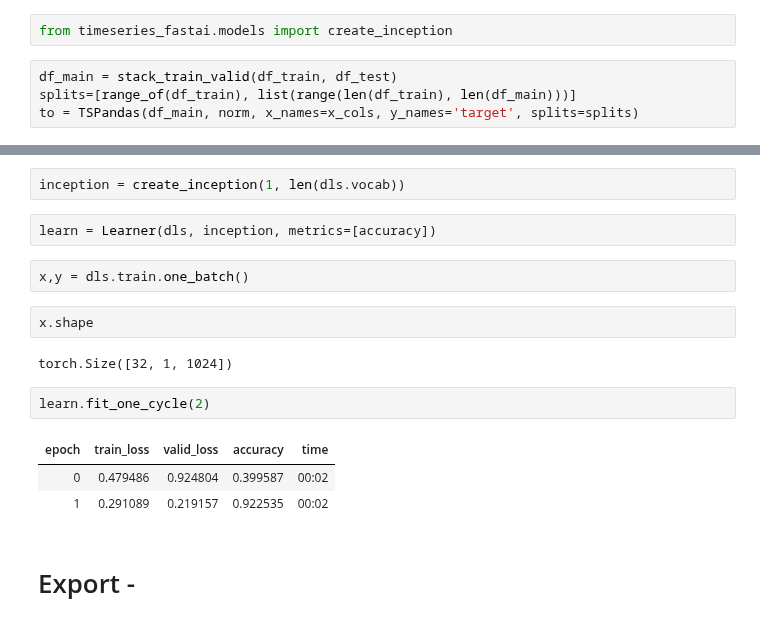
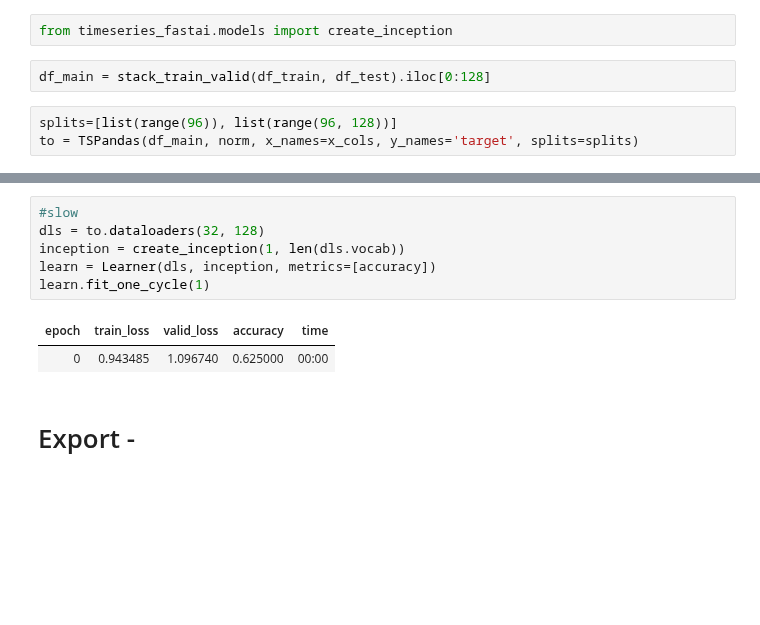
Before and after one commit to tcapelle/timeseries_fastai, a Jupyter notebook: nbs/03_tabular.ipynb, the cells around one changed output, grey strips where cells are left out. Drawn from its saved outputs; the diff is of its cells as text; blank space fills up the shorter version.

Commit message:
removed slow cells

```diff
--- a/nbs/03_tabular.ipynb
+++ b/nbs/03_tabular.ipynb
@@ -296,7 +296,8 @@ def stack_train_valid(df_train, df_valid):
 # Integration Example
 # %%
 from timeseries_fastai.models import create_inception
+# %%
+df_main = stack_train_valid(df_train, df_test).iloc[0:128]
 # %%
-df_main = stack_train_valid(df_train, df_test)
-splits=[range_of(df_train), list(range(len(df_train), len(df_main)))]
+splits=[list(range(96)), list(range(96, 128))]
 to = TSPandas(df_main, norm, x_names=x_cols, y_names='target', splits=splits)
@@ -305,19 +304,12 @@ dls = to.dataloaders(32, 128)
-# %%
-inception = create_inception(1, len(dls.vocab))
-# %%
-learn = Learner(dls, inception, metrics=[accuracy])
-# %%
-x,y = dls.train.one_batch()
-# %%
-x.shape
-# %% [output]
-torch.Size([32, 1, 1024])
-# %%
-learn.fit_one_cycle(2)
-# %% [output]
-| epoch | train_loss | valid_loss | accuracy | time |
-| 0 | 0.479486 | 0.924804 | 0.399587 | 00:02 |
-| 1 | 0.291089 | 0.219157 | 0.922535 | 00:02 |
+# %%
+#slow
+dls = to.dataloaders(32, 128)
+inception = create_inception(1, len(dls.vocab))
+learn = Learner(dls, inception, metrics=[accuracy])
+learn.fit_one_cycle(1)
+# %% [output]
+| epoch | train_loss | valid_loss | accuracy | time |
+| 0 | 0.943485 | 1.096740 | 0.625000 | 00:00 |
 # %% [markdown]
 # Export -
 # %%
```
Also changed, not shown: parts of 2 cells of this notebook, 5 other files.
